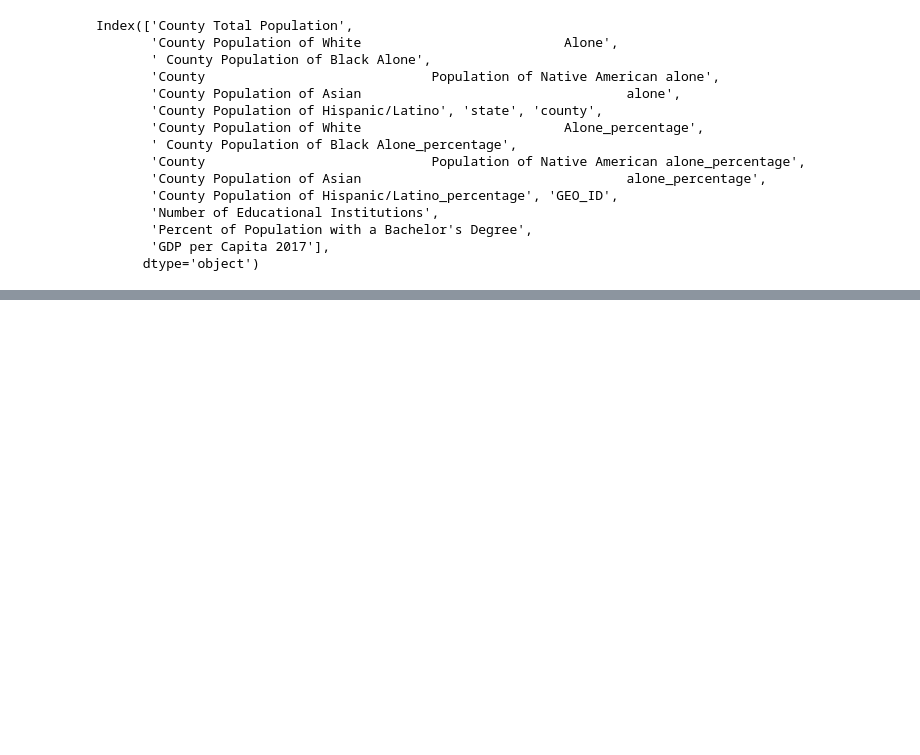
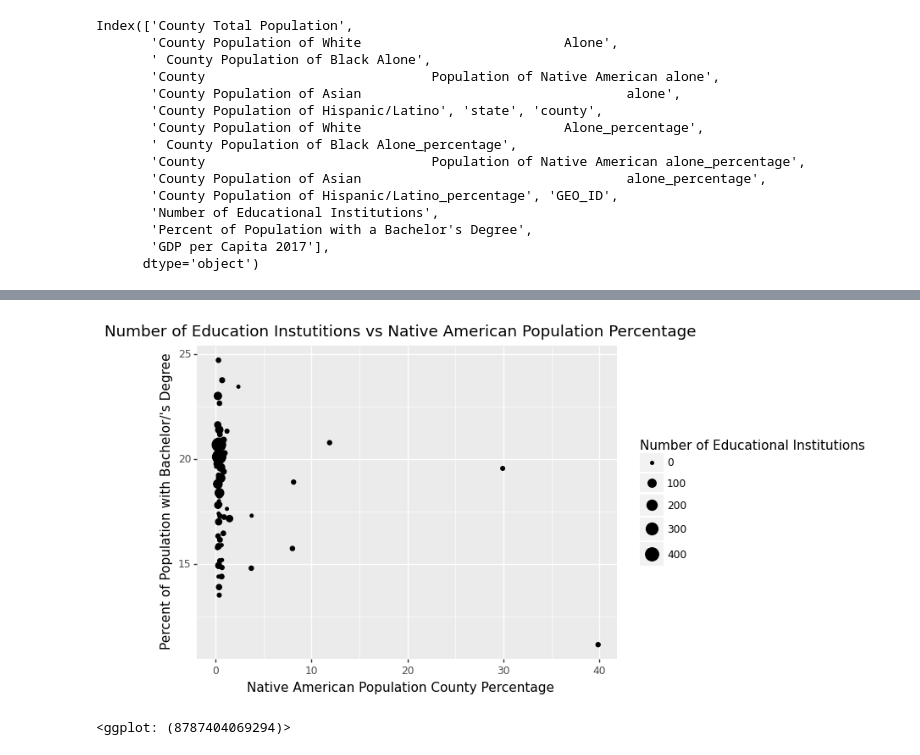
Before and after one commit to leomassoc/LSE-DS105L-Data-Detectives, a Jupyter notebook: notebooks/NB4 Education Data and Race.ipynb, the cells around one changed output, grey strips where cells are left out. Drawn from its saved outputs; the diff is of its cells as text; code cells hidden in the pictures; blank space fills up the shorter version.

```diff
--- a/notebooks/NB4 Education Data and Race.ipynb
+++ b/notebooks/NB4 Education Data and Race.ipynb
@@ -218,0 +227,8 @@ from plotnine import *
+# %%
+#Graphing the results for North Carolina
+from plotnine import *
+(ggplot(df_NC, aes(x='County                             Population of Native American alone_percentage', y='Percent of Population with a Bachelor\'s Degree', \
+                  size = 'Number of Educational Institutions')) + geom_point() + labs(title="Number of Education Instutitions vs Native American Population Percentage",x="Native American Population County Percentage", y="Percent of Population with Bachelor/'s Degree", size="Number of Educational Institutions", color="Number of Educational Institutions"))
+# %% [output]
+[figure, added]
+<ggplot: (8787404069294)>
```
Also changed, not shown: parts of 4 cells of this notebook.
